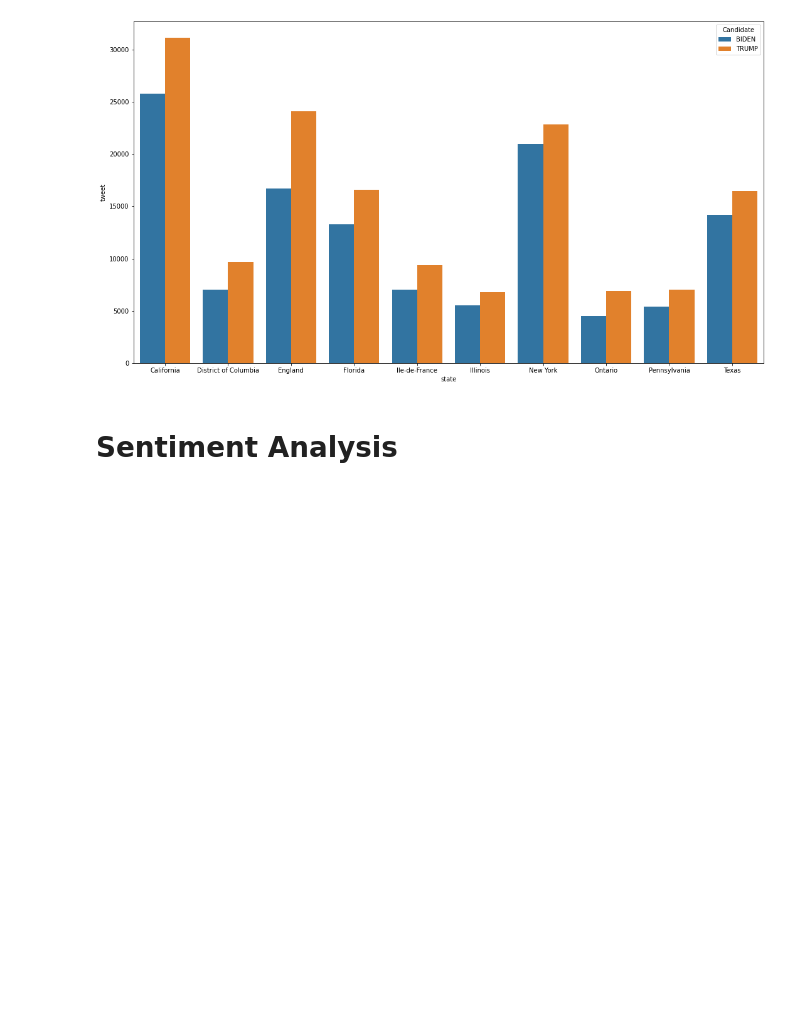
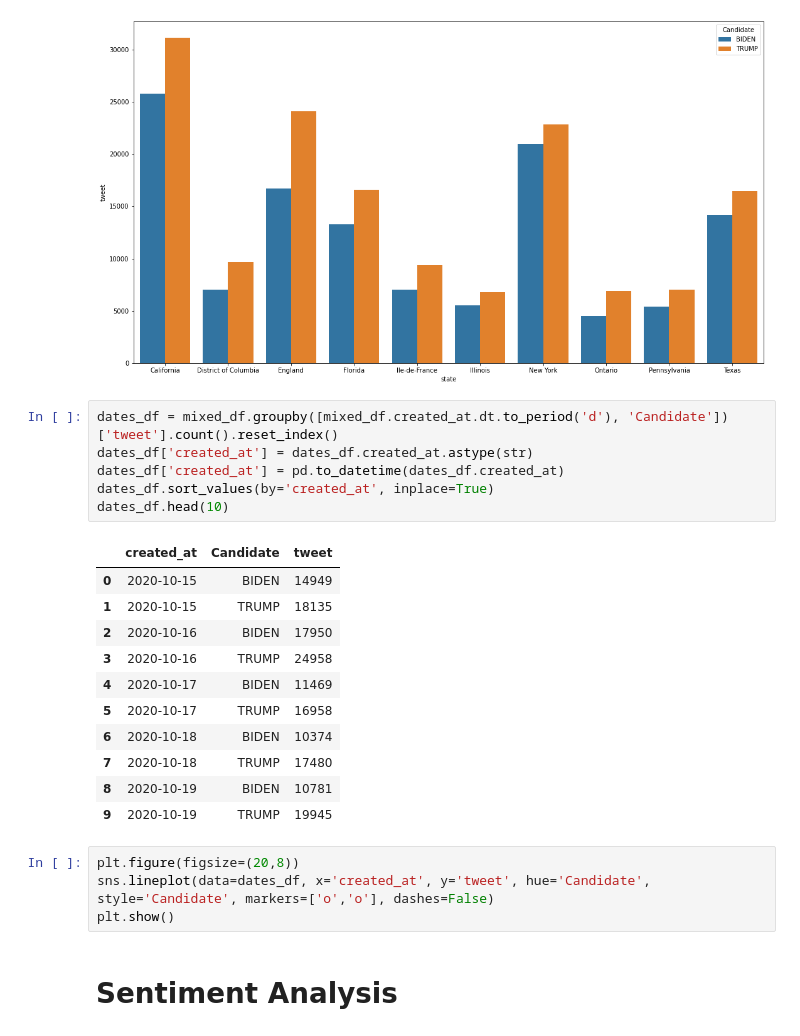
Before and after one commit to jasonleejs/2020-US-Election, a Jupyter notebook: Analysis/Tweet Sentiment Analysis.ipynb, the cells around one changed output. Saved outputs shown, nothing was run; the diff lists cells and outputs as text; blank space fills up the shorter version.

```diff
--- a/Analysis/Tweet Sentiment Analysis.ipynb
+++ b/Analysis/Tweet Sentiment Analysis.ipynb
@@ -189,6 +190,28 @@ sns.barplot(data=state_df, x='state', y='tweet', hue='Candidate')
 plt.show()
 # %% [output]
 [figure]
+# %%
+dates_df = mixed_df.groupby([mixed_df.created_at.dt.to_period('d'), 'Candidate'])['tweet'].count().reset_index()
+dates_df['created_at'] = dates_df.created_at.astype(str)
+dates_df['created_at'] = pd.to_datetime(dates_df.created_at)
+dates_df.sort_values(by='created_at', inplace=True)
+dates_df.head(10)
+# %% [output]
+|  | created_at | Candidate | tweet |
+| 0 | 2020-10-15 | BIDEN | 14949 |
+| 1 | 2020-10-15 | TRUMP | 18135 |
+| 2 | 2020-10-16 | BIDEN | 17950 |
+| 3 | 2020-10-16 | TRUMP | 24958 |
+| 4 | 2020-10-17 | BIDEN | 11469 |
+| 5 | 2020-10-17 | TRUMP | 16958 |
+| 6 | 2020-10-18 | BIDEN | 10374 |
+| 7 | 2020-10-18 | TRUMP | 17480 |
+| 8 | 2020-10-19 | BIDEN | 10781 |
+| 9 | 2020-10-19 | TRUMP | 19945 |
+# %%
+plt.figure(figsize=(20,8))
+sns.lineplot(data=dates_df, x='created_at', y='tweet', hue='Candidate', style='Candidate', markers=['o','o'], dashes=False)
+plt.show()
 # %% [markdown]
 # Sentiment Analysis
 # %%
```
Also changed, not shown: parts of 2 cells of this notebook.
